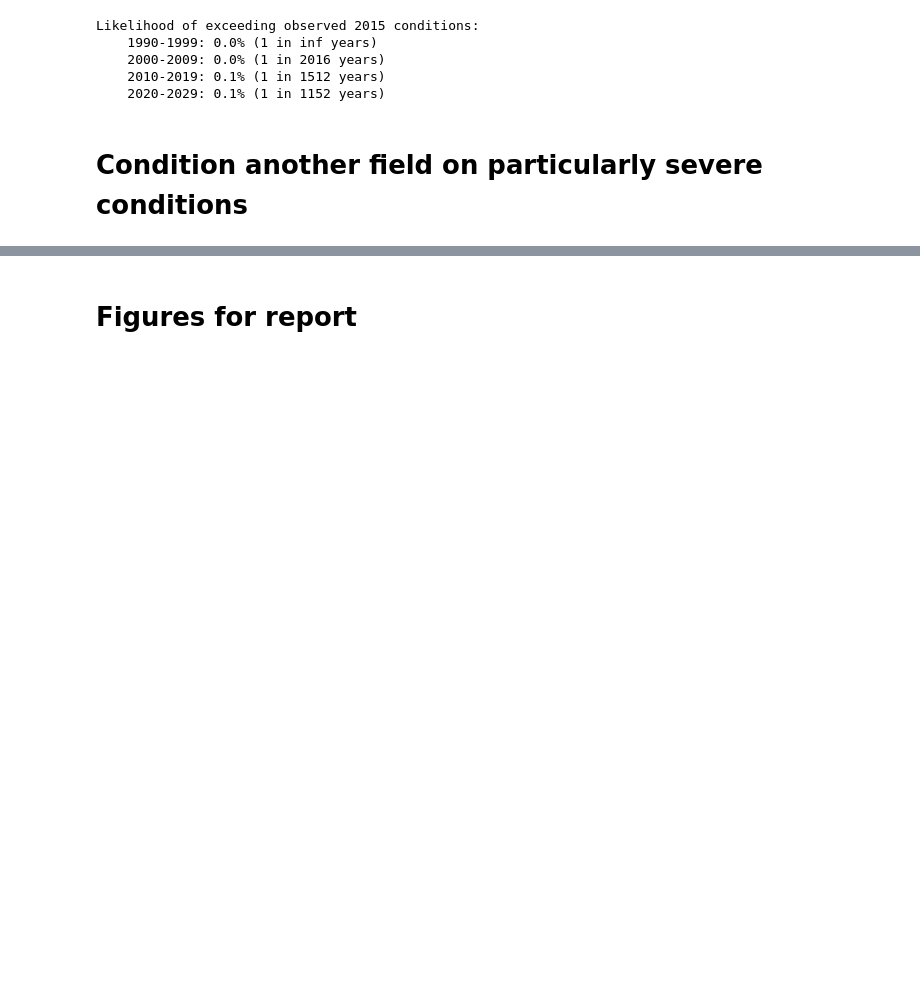
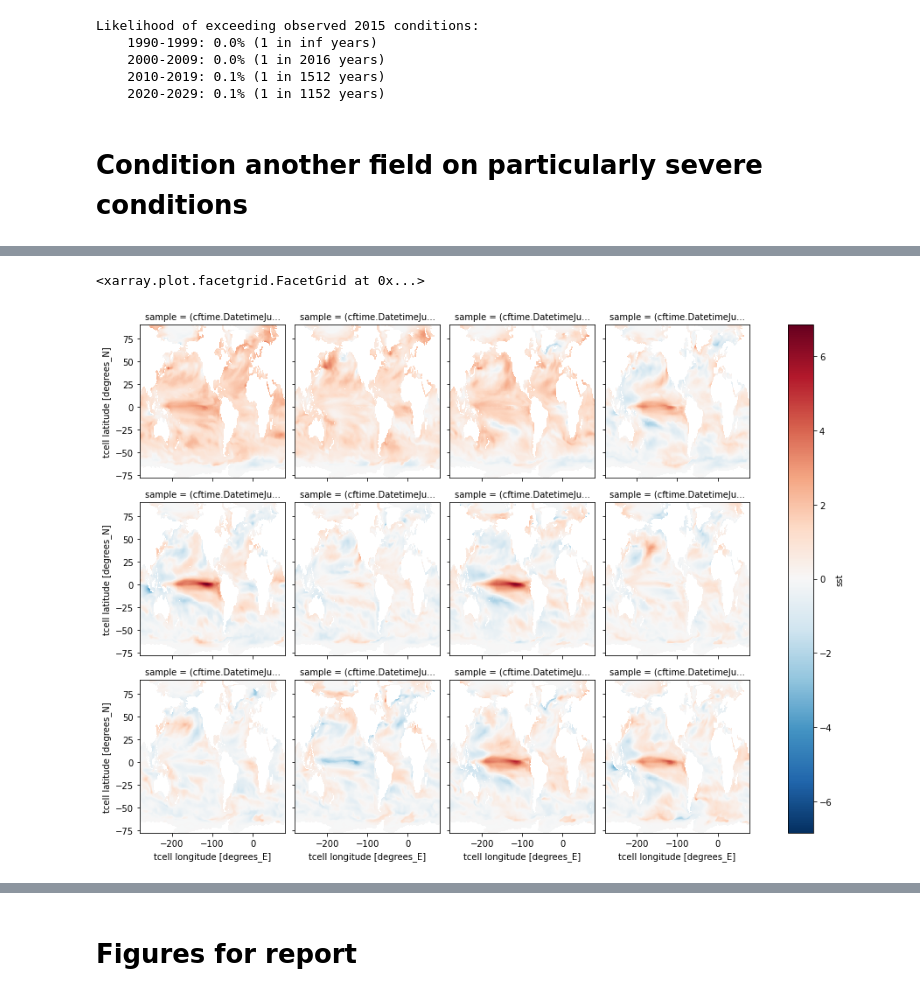
Before and after one commit to dougiesquire/hydro_tasmania, a Jupyter notebook: 2020/2.0_unseen.ipynb, the cells around one changed output, grey strips where cells are left out. Cells and saved outputs as stored; diff of their text form; code cells hidden in the pictures; blank space fills up the shorter version.

```diff
--- a/2020/2.0_unseen.ipynb
+++ b/2020/2.0_unseen.ipynb
@@ -315,5 +311,5 @@ Likelihood of exceeding observed 2015 conditions:
 # %% [markdown]
 # Condition another field on particularly severe conditions
 # %%
-COND_VARIABLE = 'h500'
+COND_VARIABLE = 'sst'
 ACC_METHOD = 'mean'
@@ -334,9 +328,12 @@ fcst_cond = fcst_cond.assign_coords({
 fcst_cond = fcst_cond.where(fcst_cond.time.dt.month == END_MONTH, drop=True)
 fcst_cond = fcst_cond.sel(lead_time=slice(min_lead_month,None))
 # %%
-fcst_super = my.mask_time_period(
-    fcst_cond, TEST_PERIOD)
+fcst_super = my.mask_time_period(fcst_acc, TEST_PERIOD)
+fcst_cond_super = my.mask_time_period(fcst_cond, TEST_PERIOD)
 # %%
-condition = fcst_acc[VARIABLE] > obsv_acc[VARIABLE].quantile(q=0.99).values
-print(f'Number of events in {TEST_PERIOD.start}-{TEST_PERIOD.stop}: {condition.sum().item()}')
+gt_condition = fcst_super[VARIABLE] > obsv_acc[VARIABLE].max().values
+print(f'Number of events in {TEST_PERIOD.start}-{TEST_PERIOD.stop}: {gt_condition.sum().item()}')
+
+lt_condition = fcst_super[VARIABLE] < obsv_acc[VARIABLE].min().values
+print(f'Number of events in {TEST_PERIOD.start}-{TEST_PERIOD.stop}: {lt_condition.sum().item()}')
 # %% [output]
@@ -350,0 +342,9 @@ test[COND_VARIABLE].plot()
+# %%
+%%time
+gt = fcst_cond_super.where(gt_condition).stack(
+    sample=['init_date','lead_time','ensemble']).dropna(
+    'sample', how='all').compute()
+
+lt = fcst_cond_super.where(lt_condition).stack(
+    sample=['init_date','lead_time','ensemble']).dropna(
+    'sample', how='all').compute()
@@ -350,0 +354,5 @@ test[COND_VARIABLE].plot()
+# %%
+lt[COND_VARIABLE].plot(x="xt_ocean", y="yt_ocean", col="sample", col_wrap=4)
+# %% [output]
+<xarray.plot.facetgrid.FacetGrid at 0x...>
+[figure, added]
```
Also changed, not shown: parts of 8 cells of this notebook.
